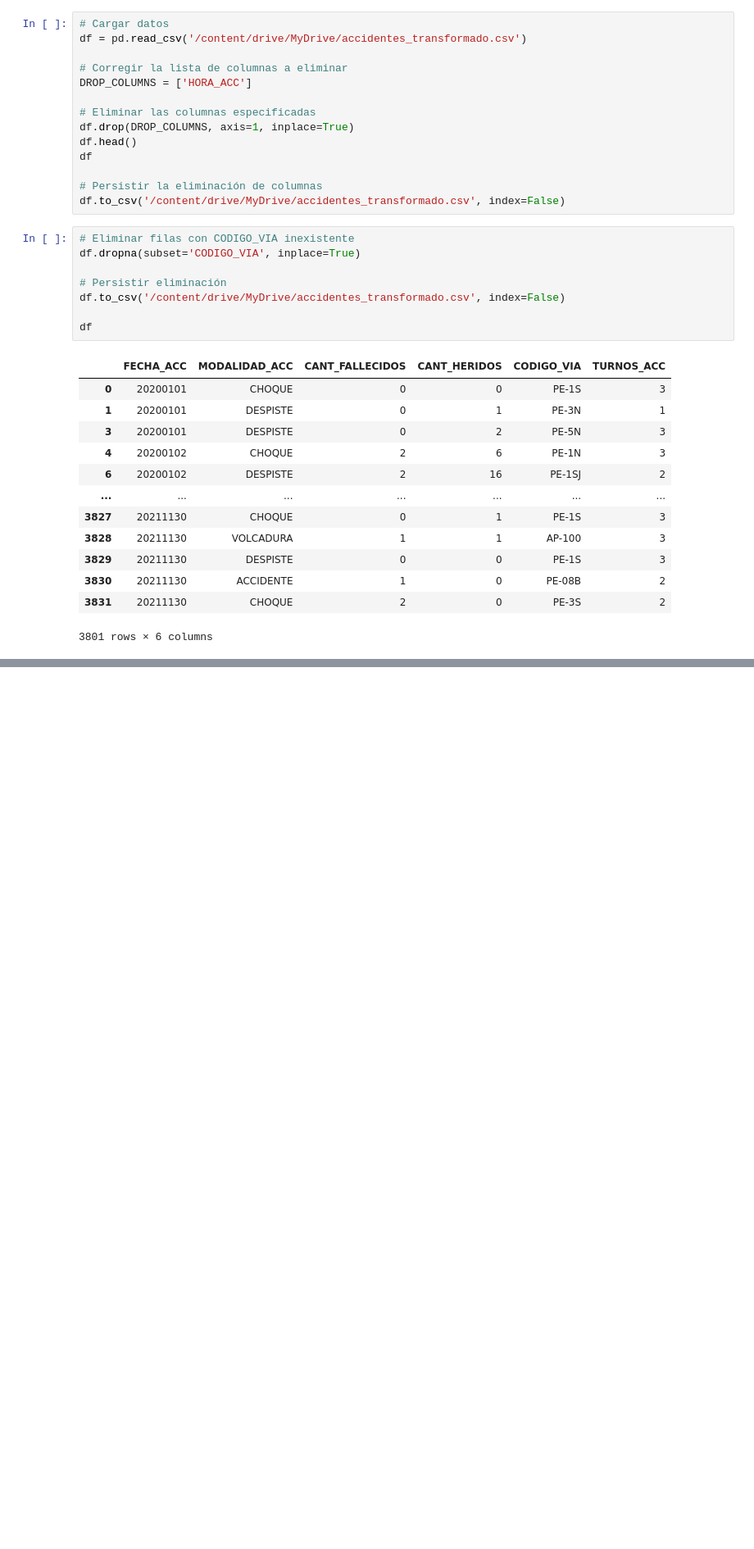
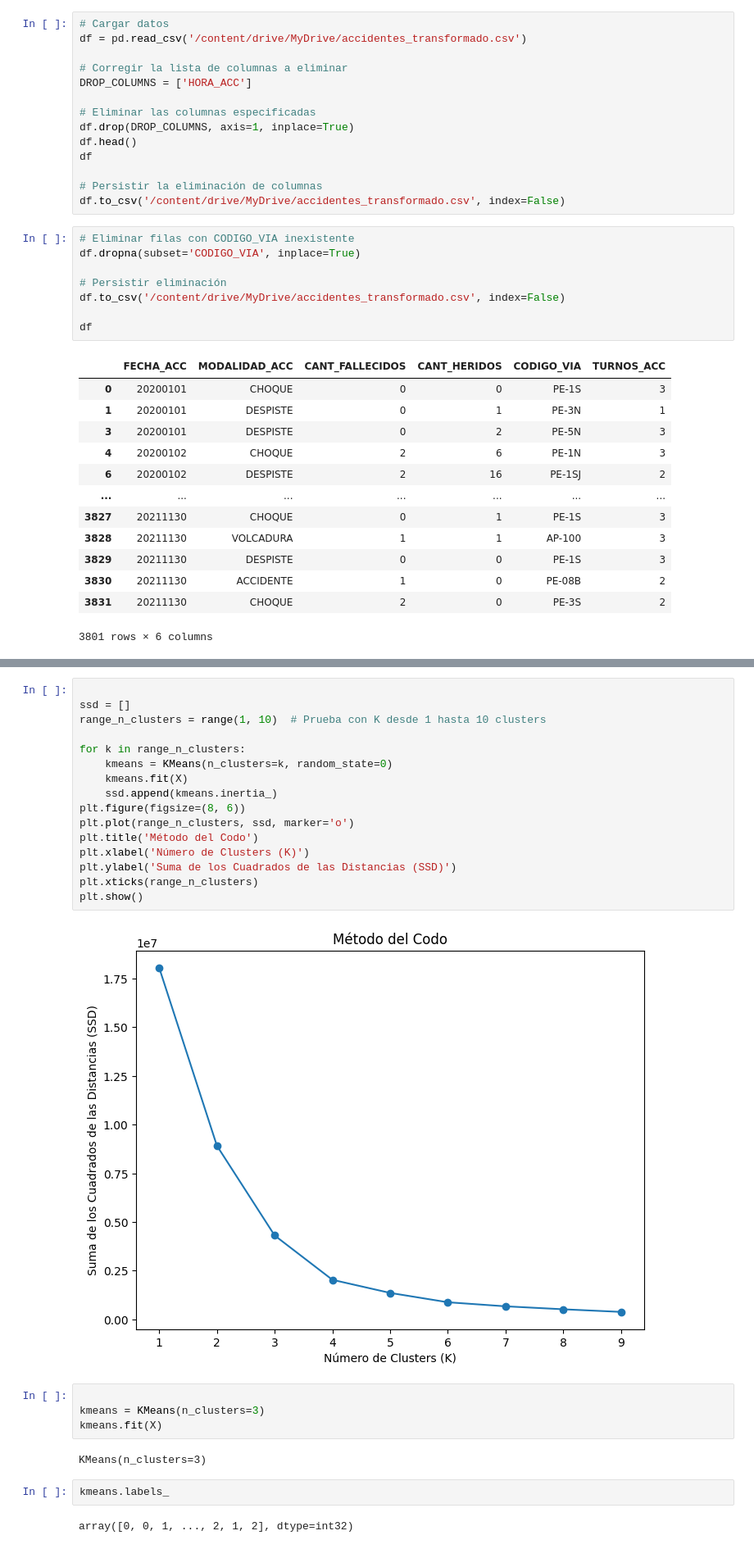
Before and after one commit to voz-mk/sistemas-inteligentes, a Jupyter notebook: main.ipynb, the cells around one changed output, grey strips where cells are left out. Shown at 82% size. Saved outputs shown, nothing was run; the diff lists cells and outputs as text; blank space fills up the shorter version.

Commit message:
metodo del codo

```diff
--- a/main.ipynb
+++ b/main.ipynb
@@ -283,0 +325,28 @@ df
+# %%
+
+ssd = []
+range_n_clusters = range(1, 10)  # Prueba con K desde 1 hasta 10 clusters
+
+for k in range_n_clusters:
+    kmeans = KMeans(n_clusters=k, random_state=0)
+    kmeans.fit(X)
+    ssd.append(kmeans.inertia_)
+plt.figure(figsize=(8, 6))
+plt.plot(range_n_clusters, ssd, marker='o')
+plt.title('Método del Codo')
+plt.xlabel('Número de Clusters (K)')
+plt.ylabel('Suma de los Cuadrados de las Distancias (SSD)')
+plt.xticks(range_n_clusters)
+plt.show()
+# %% [output]
+[figure, added]
+# %%
+
+kmeans = KMeans(n_clusters=3)
+kmeans.fit(X)
+# %% [output]
+KMeans(n_clusters=3)
+# %%
+kmeans.labels_
+# %% [output]
+array([0, 0, 1, ..., 2, 1, 2], dtype=int32)
```
Also changed, not shown: parts of 13 cells of this notebook.
